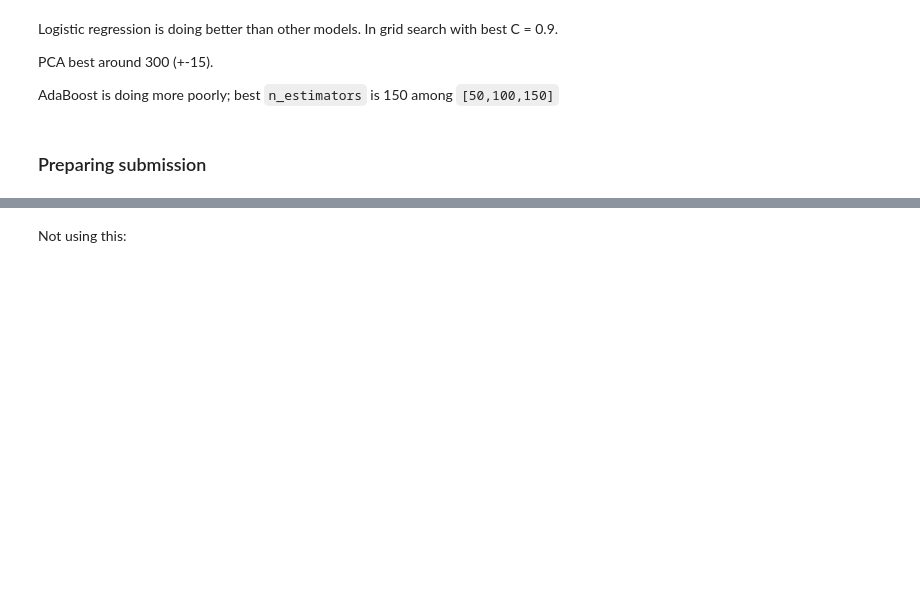
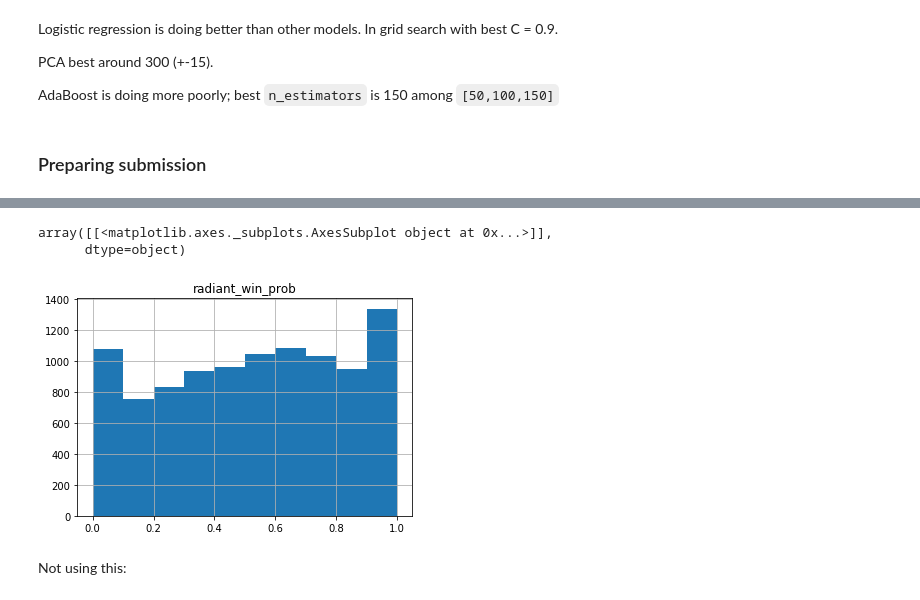
Before and after one commit to tankonst/game_winner_binary_classifier, a Jupyter notebook: Post_Pipeline_EDA_FE_cleaned.ipynb, the cells around one changed output, grey strips where cells are left out. Saved outputs shown, nothing was run; the diff lists cells and outputs as text; code cells hidden in the pictures; blank space fills up the shorter version.

```diff
--- a/Post_Pipeline_EDA_FE_cleaned.ipynb
+++ b/Post_Pipeline_EDA_FE_cleaned.ipynb
@@ -1272,3 +1315,9 @@ Submission saved to submission_2019-11-16_15-07-00.csv
+# %%
+df_submission.hist()
+# %% [output]
+array([[<matplotlib.axes._subplots.AxesSubplot object at 0x...>]],
+      dtype=object)
+[figure, added]
 # %% [markdown]
 Not using this:
 # %%
```
Also changed, not shown: parts of 39 cells of this notebook, 7 other files.
